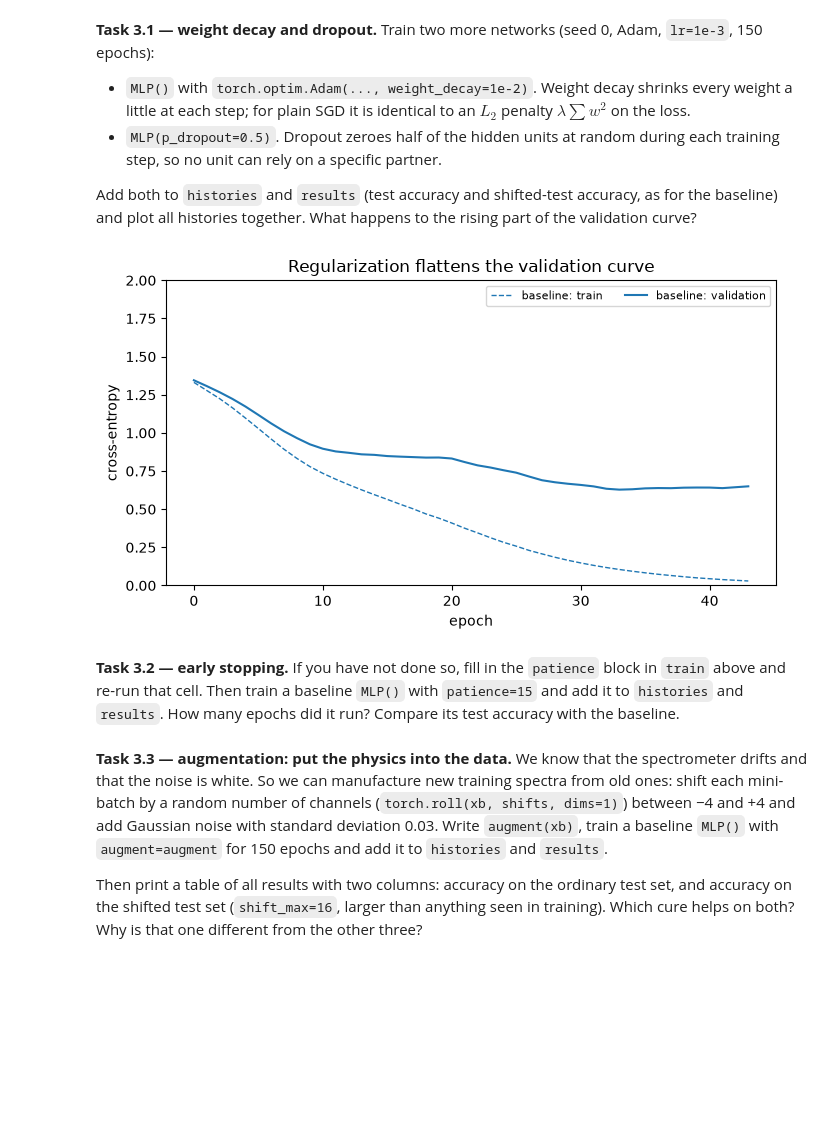
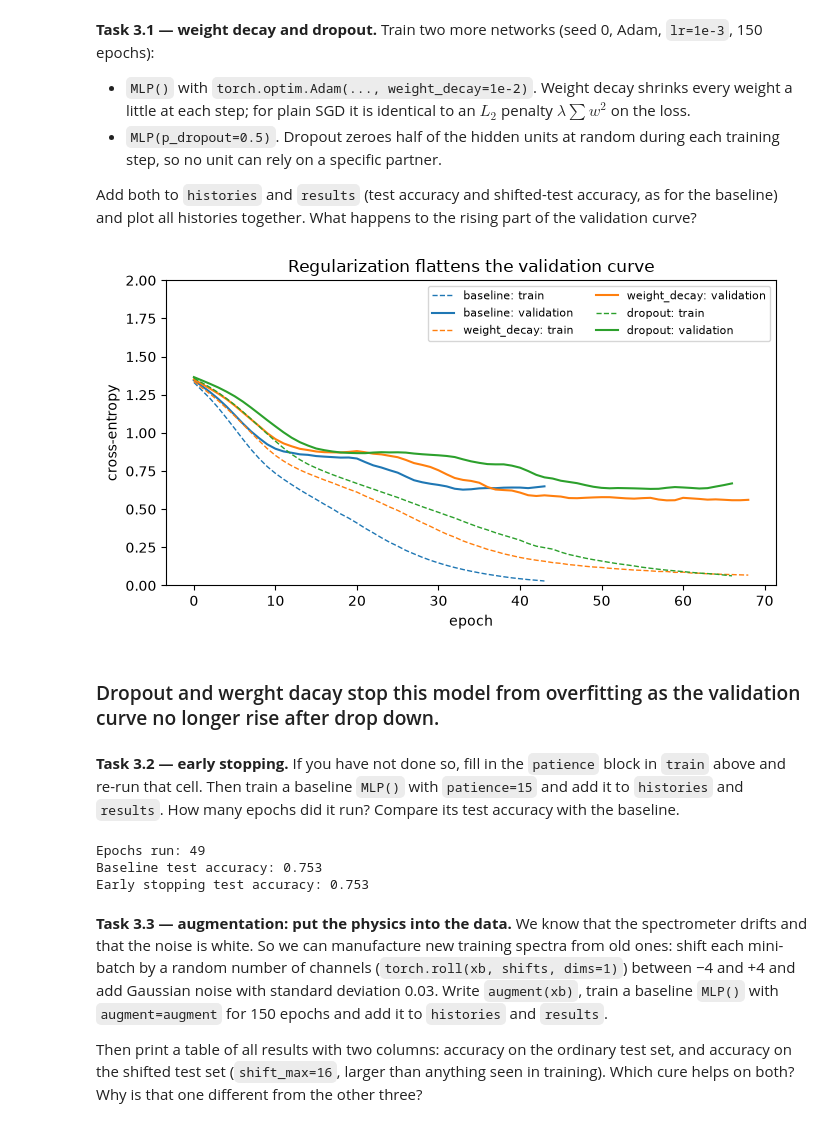
Before and after one commit to Ha5248qi/BERN02_excercise, a Jupyter notebook: data/ex1/Labs/Neural_Networks/NeuralNetworks_2.ipynb, the cells around one changed output. Drawn from its saved outputs; the diff is of its cells as text; code cells hidden in the pictures; blank space fills up the shorter version.

```diff
--- a/data/ex1/Labs/Neural_Networks/NeuralNetworks_2.ipynb
+++ b/data/ex1/Labs/Neural_Networks/NeuralNetworks_2.ipynb
@@ -478,13 +475,45 @@ test accuracy 0.753   (start of val curve: 1.35, ln 4 = 1.39)
 Add both to `histories` and `results` (test accuracy and shifted-test accuracy, as for the baseline) and plot all histories together. What happens to the rising part of the validation curve?
 # %%
 # your code here
+set_seed(0)
+model_wd = MLP()
+opt_wd = torch.optim.Adam(model_wd.parameters(), lr=1e-3, weight_decay=1e-2)
+histories['weight_decay'] = train(model_wd, opt_wd, epochs=150)
+results['weight_decay'] = (accuracy(model_wd, X_test_t, y_test_t),
+                           accuracy(model_wd, X_shift_t, y_shift_t))
+
+set_seed(0)
+model_do = MLP(p_dropout=0.5)
+opt_do = torch.optim.Adam(model_do.parameters(), lr=1e-3)
+histories['dropout'] = train(model_do, opt_do, epochs=150)
+results['dropout'] = (accuracy(model_do, X_test_t, y_test_t),
+                      accuracy(model_do, X_shift_t, y_shift_t))
 plot_history(histories, 'Regularization flattens the validation curve')
 # %% [output]
-[figure, old version]
+[figure, new version]
+# %% [markdown]
+### Dropout and werght dacay stop this model from overfitting as the validation curve no longer rise after drop down.
 # %% [markdown]
 **Task 3.2 — early stopping.** If you have not done so, fill in the `patience` block in `train` above and re-run that cell. Then train a baseline `MLP()` with `patience=15` and add it to `histories` and `results`. How many epochs did it run? Compare its test accuracy with the baseline.
 # %%
-# your code here
+set_seed(0)
+early_stopping_model = MLP()
+opt = torch.optim.Adam(early_stopping_model.parameters(), lr=1e-3)
+
+histories['early_stopping'] = train(early_stopping_model, opt, patience=15)
+results['early_stopping'] = (
+    accuracy(early_stopping_model, X_test_t, y_test_t),
+    accuracy(early_stopping_model, X_shift_t, y_shift_t)
+)
+
+n_epochs_run = len(histories['early_stopping']['val'])
+print(f"Epochs run: {n_epochs_run}")
+print(f"Baseline test accuracy: {results['baseline'][0]:.3f}")
+print(f"Early stopping test accuracy: {results['early_stopping'][0]:.3f}")
+# %% [output]
+Epochs run: 49
+Baseline test accuracy: 0.753
+Early stopping test accuracy: 0.753
 # %% [markdown]
 **Task 3.3 — augmentation: put the physics into the data.** We know that the spectrometer drifts and that the noise is white. So we can manufacture new training spectra from old ones: shift each mini-batch by a random number of channels (`torch.roll(xb, shifts, dims=1)`) between −4 and +4 and add Gaussian noise with standard deviation 0.03. Write `augment(xb)`, train a baseline `MLP()` with `augment=augment` for 150 epochs and add it to `histories` and `results`.
 
```
Also changed, not shown: parts of 2 cells of this notebook, 2 other files.
